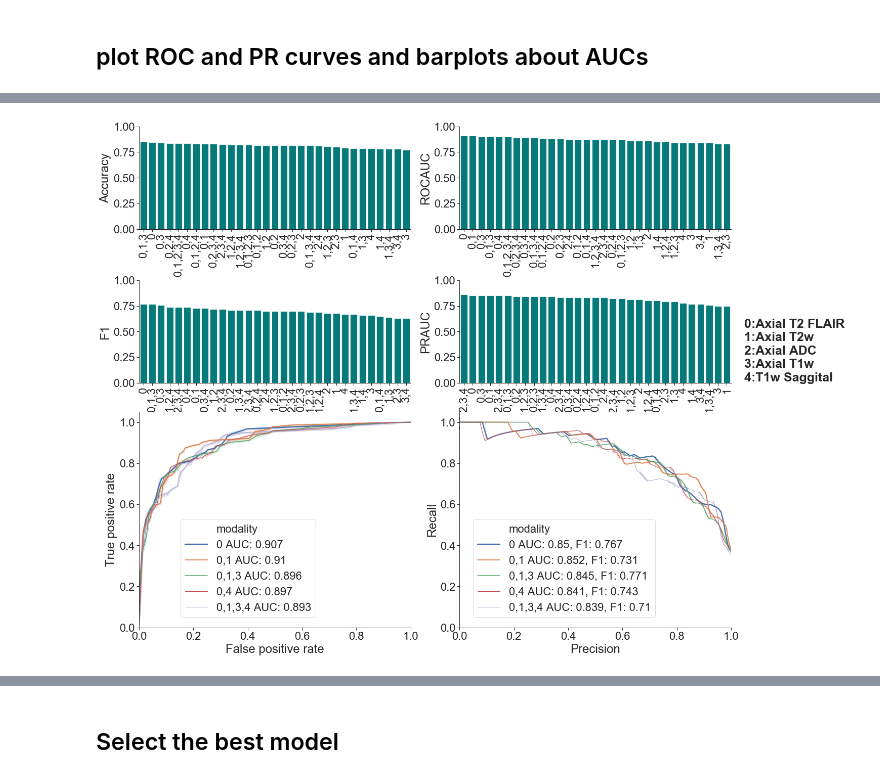
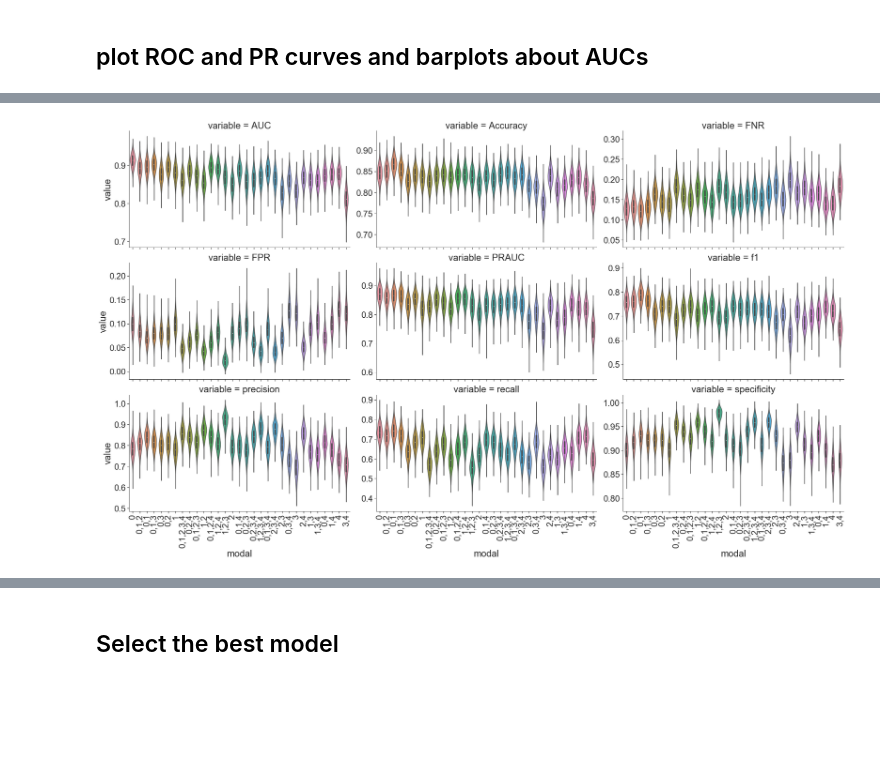
Before and after one commit to qinqian/neonatal_neuroimaging_scratch_codes, a Jupyter notebook: models/pytorch/figure2.ipynb, the cells around one changed output, grey strips where cells are left out. Drawn from its saved outputs; the diff is of its cells as text; code cells hidden in the pictures; blank space fills up the shorter version.

```diff
--- a/models/pytorch/figure2.ipynb
+++ b/models/pytorch/figure2.ipynb
@@ -96,4 +507,4 @@ best = pd.concat(best, axis=1).transpose()
 best.sort_values(['validloss'], inplace=True, ascending=True)
 best = best.drop_duplicates(['modal', 'seed'], keep="first")
 best_all = best
-best_all
+best_all.loc[:, 'validloss'] = best_all.loc[:, 'validloss']  ## multiply batch size back, since BCELoss already divides batch size
@@ -134,20 +551,19 @@ def replace_labels(x):
 #best.modal = best.modal.map(replace_labels)
 labels = "0:Axial T2 FLAIR  1:Axial T2w  2:Axial ADC 3:Axial T1w 4:T1w Saggital"
 # %%
-best_all.sort_values('validloss', inplace=True, ascending=False)
+best_all.sort_values('validloss', inplace=True, ascending=True)
 vis_valid_data = best_all.melt(id_vars=['modal', 'seed'],
                          value_vars=['validacc', 'validloss'])
 vis_valid_data.head()
-plt.figure(figsize=(20, 9))
+plt.figure(figsize=(22, 10))
 g = sns.catplot(x="modal", y="value", aspect=2, col="variable",
-            hue="modal", sharey=False, data=vis_data,
+            hue="modal", sharey=False, data=vis_valid_data,
             height=6)
 g.axes[-1][0].text(5, 0.92,
                    labels,
                    style='normal',fontweight='bold',fontsize=15,
                    bbox={'facecolor':'white', 'alpha':0.5, 'pad':10})
 (g.set_xticklabels(rotation=90).despine())
-
 for i in g.axes:
     for j in i:
         j.margins = [5,5,5,5]
@@ -237,0 +740,5 @@ performances = pd.DataFrame(performances, index=modal, columns=['ROCAUC', 'PRAUC
+# %%
+metrics = pd.DataFrame(bootstrapped_scores)
+metrics.loc[:, 'modal'] = modals
+metrics.loc[:, 'bootstrap'] = bootstraps
+metrics.head()
@@ -237,0 +754,3 @@ performances = pd.DataFrame(performances, index=modal, columns=['ROCAUC', 'PRAUC
+# %%
+metrics_melt = metrics.melt(id_vars=['modal', 'bootstrap'])
+metrics_melt.head(3)
@@ -238,51 +762,33 @@ performances = pd.DataFrame(performances, index=modal, columns=['ROCAUC', 'PRAUC
 # %%
-plt.figure(figsize=(25, 16))
-
-from matplotlib import gridspec
-gs = gridspec.GridSpec(2, 2, wspace=0.18, hspace=0.5, bottom=0.5, top=0.94, left=0.1, right=0.75)
-
-def plot_metrics(x, performances):
-    performances = performances.sort_values(x, ascending=False)
-    ax = sns.barplot(x=performances.index, y=x, data=performances,
-                     dodge=False, color="teal", n_boot=500, saturation=0.9)
-
-    sns.despine()
-    plt.tick_params(axis='x', rotation=90, width=1)
-    plt.ylim([0, 1])
-    return ax
-
-plt.subplot(gs[0, 0])
-plot_metrics('Accuracy', performances)
-plt.subplot(gs[0, 1])
-plot_metrics('ROCAUC', performances)
-plt.subplot(gs[1, 0])
-plot_metrics('F1', performances)
-ax = plt.subplot(gs[1, 1])
-ax = plot_metrics('PRAUC', performances)
-ax.text(32, 0.015, labels, style='normal',fontweight='bold',fontsize=25,
-        bbox={'facecolor':'white', 'alpha':0.5, 'pad':10})
-
-gs = gridspec.GridSpec(1, 2, wspace=0.18, hspace=0.5, bottom=0.08, top=0.45, left=0.1, right=0.75)
-
-plt.subplot(gs[0, 0])
-sns.lineplot(x="fpr", y="tpr", size="modality", hue="modality", data=results_roc, dashes=False, legend="brief")
-plt.xlabel("False positive rate")
-plt.ylabel("True positive rate")
-plt.ylim([0, 1.05])
-plt.xlim([0, 1])
-sns.despine()
-plt.legend(bbox_to_anchor=(0.65, 0.5), loc=0, borderaxespad=0.)
-plt.tight_layout()
-plt.subplot(gs[0, 1])
-sns.lineplot(x="recall", y="pr", size="modality", hue="modality", data=results_pr, dashes=False, legend="brief")
-plt.xlabel("Precision")
-plt.ylabel("Recall")
-plt.ylim([0, 1.05])
-plt.xlim([0, 1])
-
-sns.despine()
-plt.legend(bbox_to_anchor=(0.72, 0.5), loc=0, borderaxespad=0.)
-plt.tight_layout()
-plt.savefig("results/Fig2.pdf")
+# gs = gridspec.GridSpec(2, 2, wspace=0.18, hspace=0.5, bottom=0.5, top=0.94, left=0.1, right=0.75)
+# def plot_metrics(x, performances):
+#     performances = performances.sort_values(x, ascending=False)
+#     ax = sns.barplot(x='modal', y=x, data=performances,
+#                      dodge=False, color="lightblue", saturation=0.9)
+#     sns.despine()
+#     plt.tick_params(axis='x', rotation=90, width=1)
+#     ax.margins = [5,5,5,5]
+#     plt.ylim([0.5, 1])
+#     plt.xlabel("")
+#     if x == 'f1':
+#         plt.ylabel('F1')
+#     return ax
+# plt.figure(figsize=(25, 16))
+# plt.subplot(gs[0, 0])
+# plot_metrics('Accuracy', metrics)
+# plt.subplot(gs[0, 1])
+# plot_metrics('AUC', metrics)
+# plt.subplot(gs[1, 0])
+# plot_metrics('f1', metrics)
+# ax = plt.subplot(gs[1, 1])
+# ax = plot_metrics('PRAUC', metrics)
+# ax.text(32, 0.015, labels, style='normal',fontweight='bold',fontsize=25,
+#         bbox={'facecolor':'white', 'alpha':0.5, 'pad':10})
+# plt.savefig("results/Fig2.pdf")
+g = sns.catplot(x='modal', y='value', col='variable', sharey=False,
+                aspect=1.8,
+                col_wrap=3, data=metrics_melt, kind='violin')
+g.set_xticklabels(rotation=90)
+g.savefig('results/Fig2_2.pdf')
 # %% [output]
 Using a non-tuple sequence for multidimensional indexing is deprecated; use `arr[tuple(seq)]` instead of `arr[seq]`. In the future this will be interpreted as an array index, `arr[np.array(seq)]`, whi ...
@@ -295 +795 @@ This figure includes Axes that are not compatible with tight_layout, so results
-[figure, old version]
+[figure, new version]
```
Also changed, not shown: parts of 47 cells of this notebook, 15 other files.
